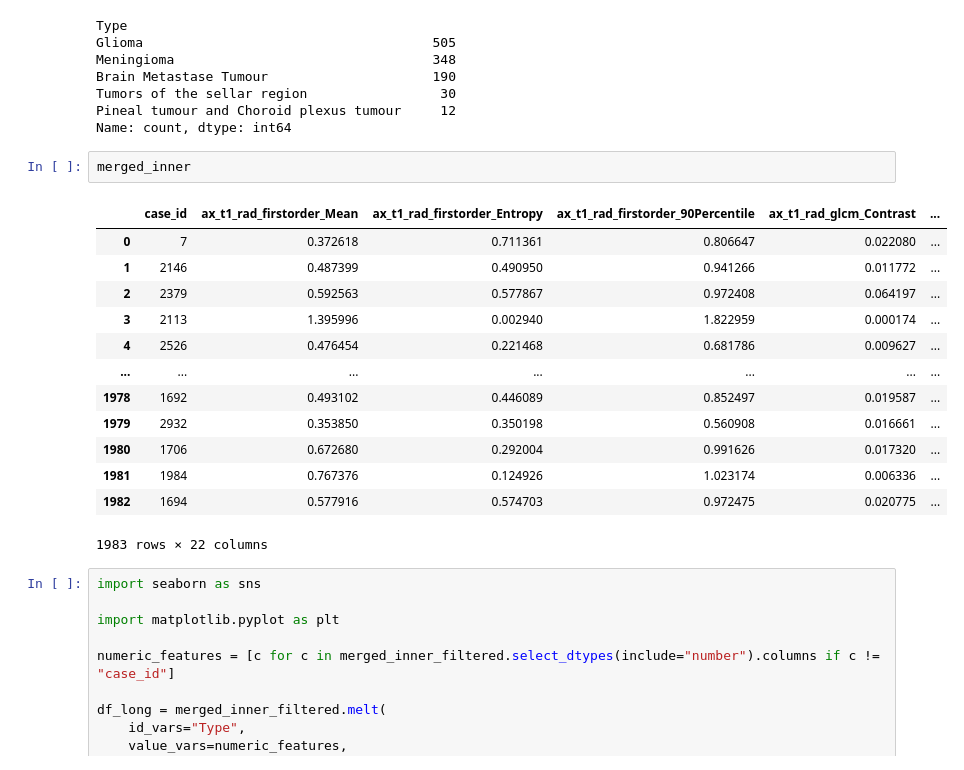
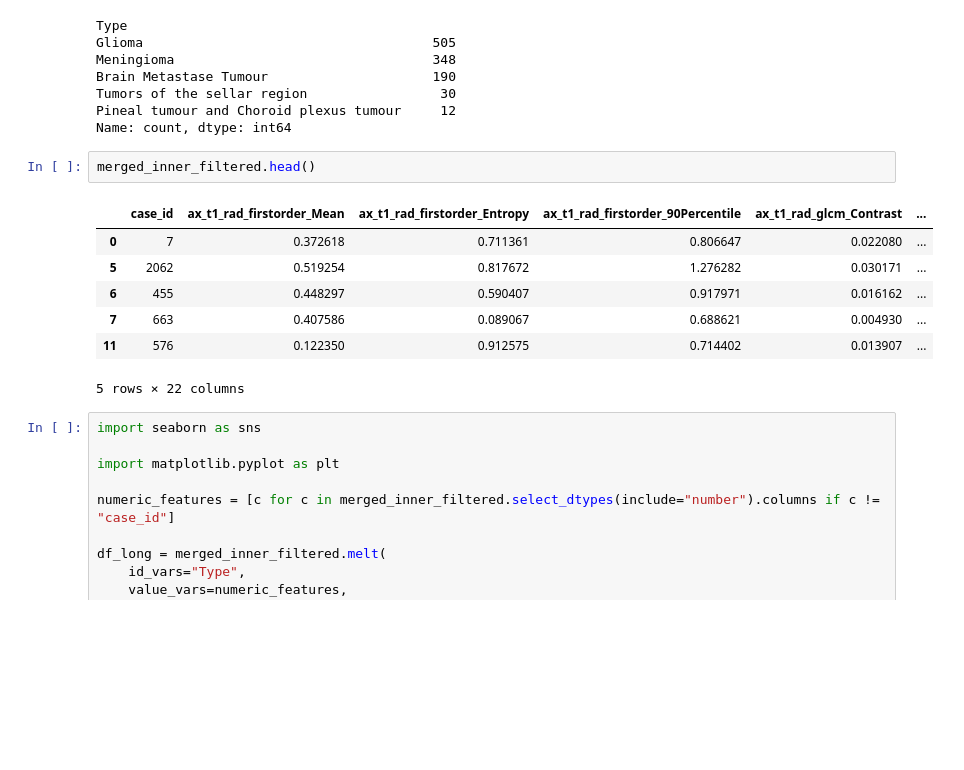
Before and after one commit to Ronthebeginner/Brain-tumor-classification-project, a Jupyter notebook: Charles/eda.ipynb, the cells around one changed output. Cells and saved outputs as stored; diff of their text form; blank space fills up the shorter version.

```diff
--- a/Charles/eda.ipynb
+++ b/Charles/eda.ipynb
@@ -163,21 +163,15 @@ Tumors of the sellar region                 30
 Pineal tumour and Choroid plexus tumour     12
 Name: count, dtype: int64
 # %%
-merged_inner
+merged_inner_filtered.head()
 # %% [output]
 |  | case_id | ax_t1_rad_firstorder_Mean | ax_t1_rad_firstorder_Entropy | ax_t1_rad_firstorder_90Percentile | ax_t1_rad_glcm_Contrast | ... |
 | 0 | 7 | 0.372618 | 0.711361 | 0.806647 | 0.022080 | ... |
-| 1 | 2146 | 0.487399 | 0.490950 | 0.941266 | 0.011772 | ... |
-| 2 | 2379 | 0.592563 | 0.577867 | 0.972408 | 0.064197 | ... |
-| 3 | 2113 | 1.395996 | 0.002940 | 1.822959 | 0.000174 | ... |
-| 4 | 2526 | 0.476454 | 0.221468 | 0.681786 | 0.009627 | ... |
-| ... | ... | ... | ... | ... | ... | ... |
-| 1978 | 1692 | 0.493102 | 0.446089 | 0.852497 | 0.019587 | ... |
-| 1979 | 2932 | 0.353850 | 0.350198 | 0.560908 | 0.016661 | ... |
-| 1980 | 1706 | 0.672680 | 0.292004 | 0.991626 | 0.017320 | ... |
-| 1981 | 1984 | 0.767376 | 0.124926 | 1.023174 | 0.006336 | ... |
-| 1982 | 1694 | 0.577916 | 0.574703 | 0.972475 | 0.020775 | ... |
+| 5 | 2062 | 0.519254 | 0.817672 | 1.276282 | 0.030171 | ... |
+| 6 | 455 | 0.448297 | 0.590407 | 0.917971 | 0.016162 | ... |
+| 7 | 663 | 0.407586 | 0.089067 | 0.688621 | 0.004930 | ... |
+| 11 | 576 | 0.122350 | 0.912575 | 0.714402 | 0.013907 | ... |
-1983 rows × 22 columns
+5 rows × 22 columns
 # %%
 import seaborn as sns
 
```
Also changed, not shown: parts of 15 cells of this notebook.
